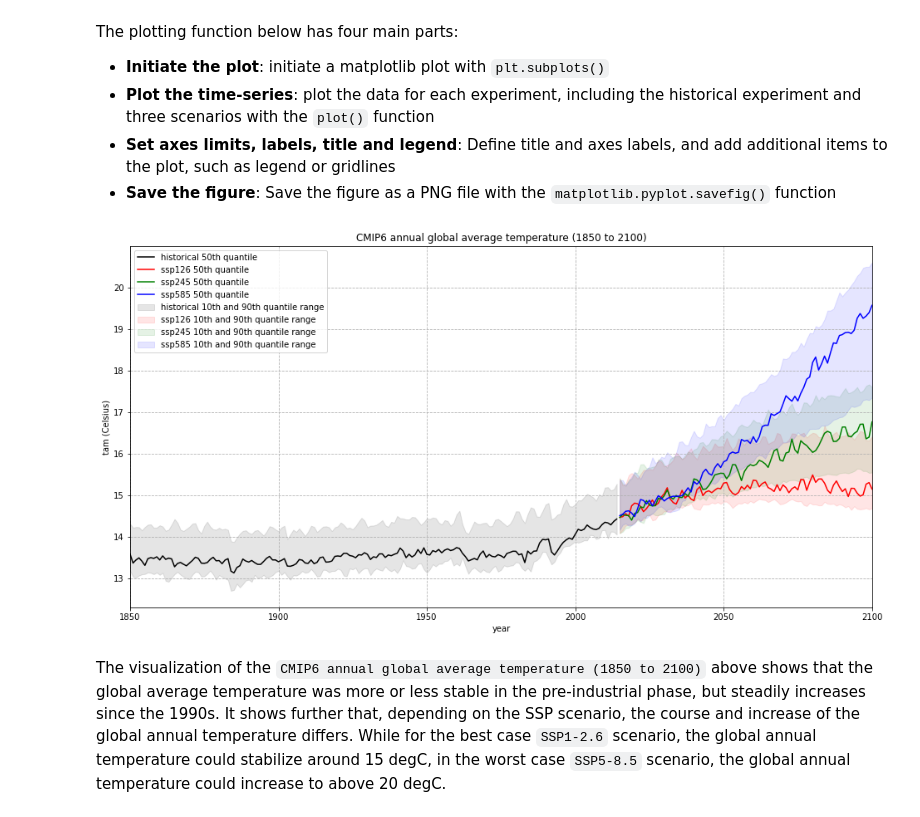
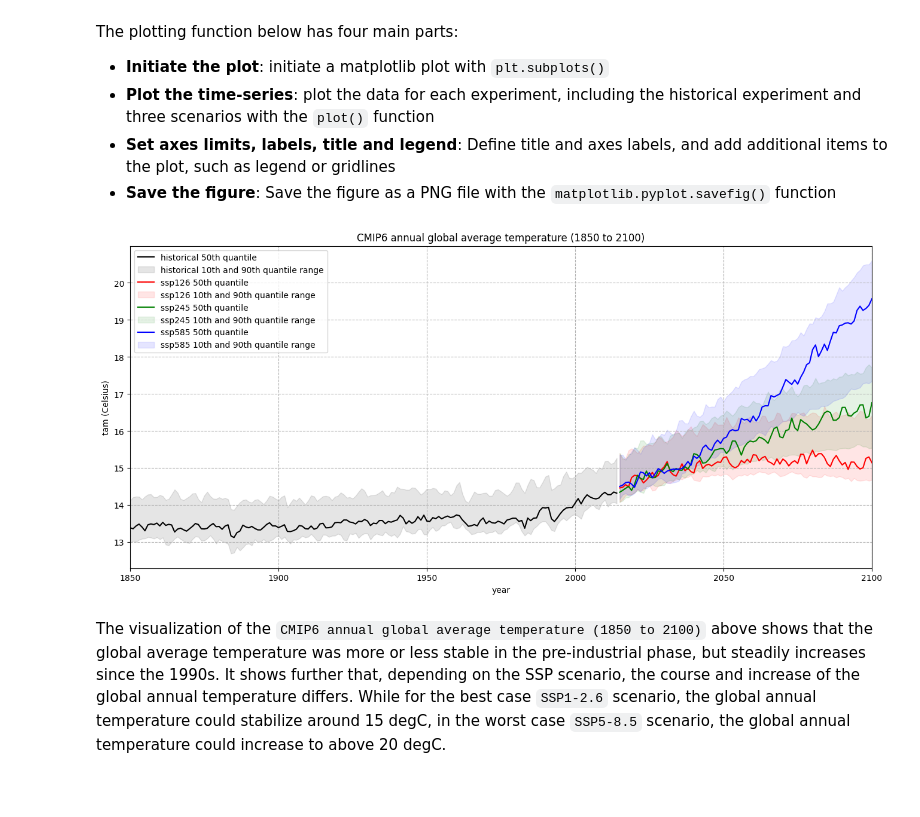
Before and after one commit to Randbee/projections-cmip6, a Jupyter notebook: projections-cmip6.ipynb, the cells around one changed output. Saved outputs shown, nothing was run; the diff lists cells and outputs as text; code cells hidden in the pictures; blank space fills up the shorter version.

```diff
--- a/projections-cmip6.ipynb
+++ b/projections-cmip6.ipynb
@@ -422,26 +468,30 @@ The plotting function below has four main parts:
 * **Set axes limits, labels, title and legend**: Define title and axes labels, and add additional items to the plot, such as legend or gridlines
 * **Save the figure**: Save the figure as a PNG file with the `matplotlib.pyplot.savefig()` function
 # %%
-fig, ax = plt.subplots(1, 1, figsize = (16, 8))
+# Initiate the plot:
+fig, ax = plt.subplots(1, 1, figsize = (16, 7))
 
+#Plot the time-series:
 colours = ['black','red','green','blue']
 for i in np.arange(len(experiments)):
     ax.plot(data_50.year, data_50[i,:], color=f'{colours[i]}',
             label=f'{data_50.experiment[i].values} 50th quantile')
     ax.fill_between(data_50.year, data_90[i,:], data_10[i,:], alpha=0.1, color=f'{colours[i]}',
             label=f'{data_50.experiment[i].values} 10th and 90th quantile range')
 
+# Set axes limits, labels, title and legend:
 ax.set_xlim(1850,2100)
 ax.set_title('CMIP6 annual global average temperature (1850 to 2100)')
 ax.set_ylabel('tam (Celsius)')
 ax.set_xlabel('year')
 handles, labels = ax.get_legend_handles_labels()
 ax.legend(handles, labels)
 ax.grid(linestyle='--')
 
+#Save the figure:
 fig.savefig(f'{DATADIR}CMIP6_annual_global_tas.png')
 # %% [output]
-[figure, old version]
+[figure, new version]
 # %% [markdown]
 The visualization of the `CMIP6 annual global average temperature (1850 to 2100)` above shows that the global average temperature was more or less stable in the pre-industrial phase, but steadily increases since the 1990s. It shows further that, depending on the SSP scenario, the course and increase of the global annual temperature differs. While for the best case `SSP1-2.6` scenario, the global annual temperature could stabilize around 15 degC, in the worst case `SSP5-8.5` scenario, the global annual temperature could increase to above 20 degC.
 # %% [markdown]
```
Also changed, not shown: parts of 16 cells of this notebook.
